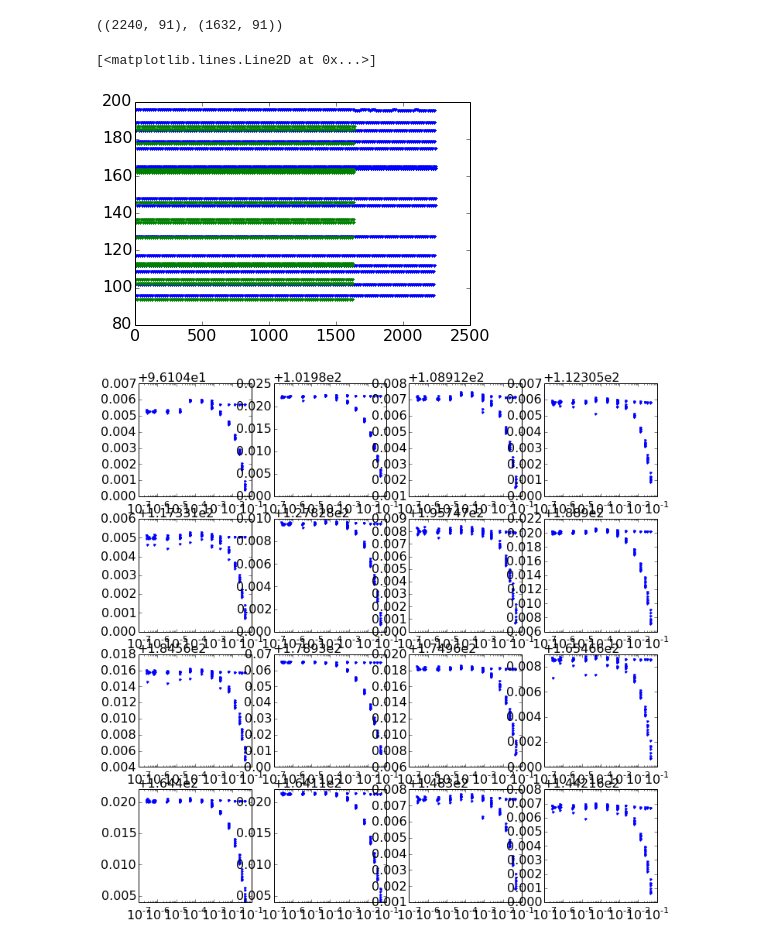
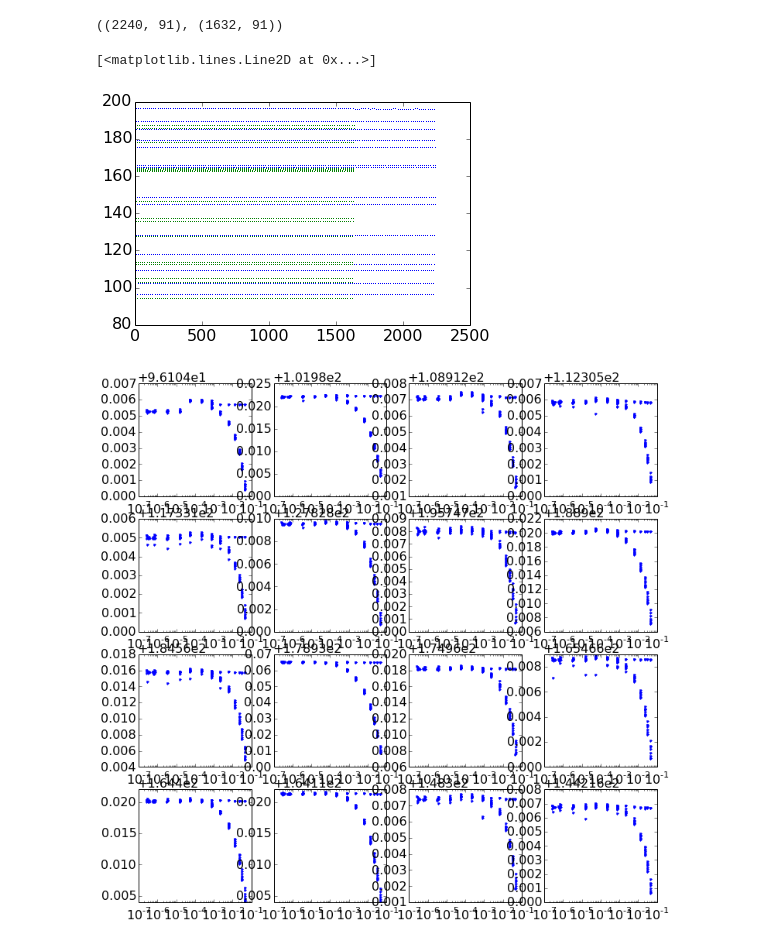
Before and after one commit to gitj/notebooks, a Jupyter notebook: 2015/2015-09-24-TiN-analysis.ipynb, the cells around one changed output. Drawn from its saved outputs; the diff is of its cells as text; code cells hidden in the pictures.

```diff
--- a/2015/2015-09-24-TiN-analysis.ipynb
+++ b/2015/2015-09-24-TiN-analysis.ipynb
@@ -18,11 +18,11 @@ bare.shape,tin.shape
 # %% [output]
 ((2240, 91), (1632, 91))
 # %%
-plot(bare.f_0,'.')
-plot(tin.f_0,'.')
+plot(bare.f_0,',')
+plot(tin.f_0,',')
 # %% [output]
 [<matplotlib.lines.Line2D at 0x...>]
-[figure, old version]
+[figure, new version]
 # %%
 for df in [bare,tin]:
     fig,axs = plt.subplots(4,4,figsize=(12,12))
```
Also changed, not shown: parts of 2 cells of this notebook, 11 other files.
